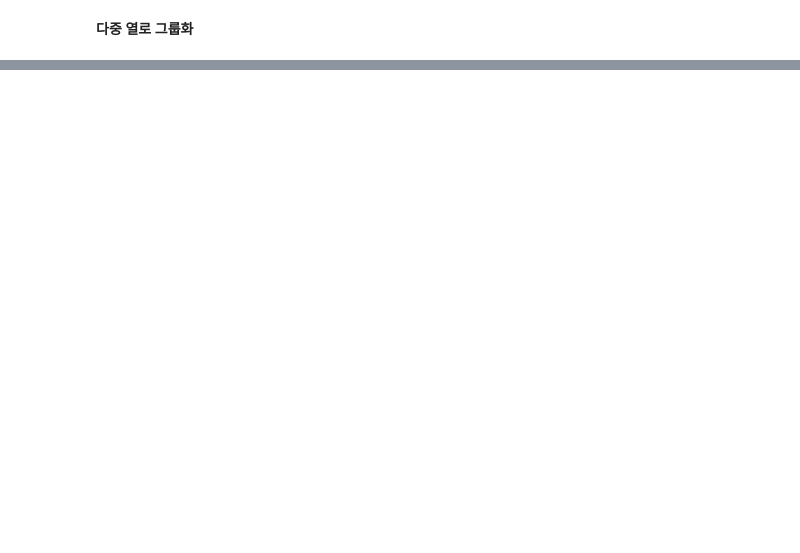
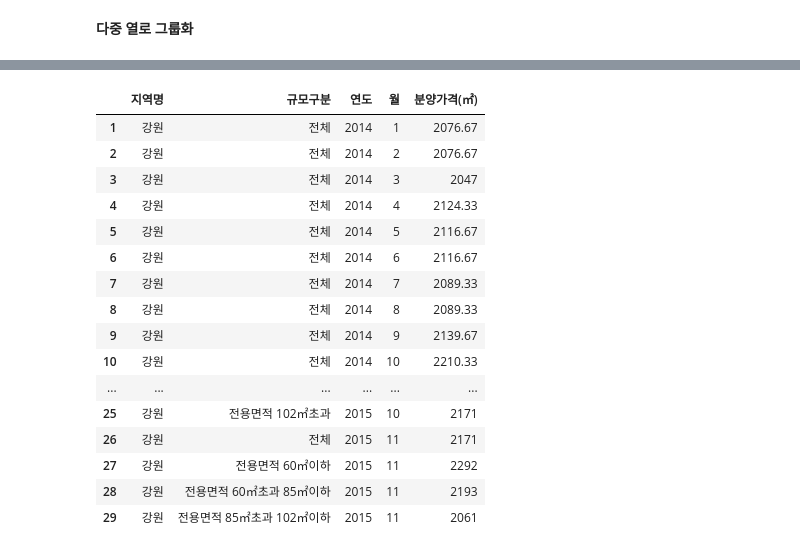
Before and after one commit to Kwangsoo-kim/HW-Big, a Jupyter notebook: src/8_Python/ch12_데이터프레임과 시리즈(Pandas)_8절.ipynb, the cells around one changed output, grey strips where cells are left out. Cells and saved outputs as stored; diff of their text form; code cells hidden in the pictures; blank space fills up the shorter version.

```diff
--- a/src/8_Python/ch12_데이터프레임과 시리즈(Pandas)_8절.ipynb
+++ b/src/8_Python/ch12_데이터프레임과 시리즈(Pandas)_8절.ipynb
@@ -106,0 +908,2 @@ iris_df.groupby([iris_df.Species,iris_df['Sepal.Length']]).mean()
+# %%
+total_df = pd.concat([df_first,df_last_melt_sort])
@@ -106,0 +926,4 @@ iris_df.groupby([iris_df.Species,iris_df['Sepal.Length']]).mean()
+# %%
+total_df_sort =  total_df.sort_values(by=['지역명','연도','월'])
+# %%
+total_df_final=total_df_sort.reset_index(col_level=0)
@@ -106,0 +946,2 @@ iris_df.groupby([iris_df.Species,iris_df['Sepal.Length']]).mean()
+# %%
+total_df_final = total_df_final.drop('index',axis=1)
@@ -106,0 +964,20 @@ iris_df.groupby([iris_df.Species,iris_df['Sepal.Length']]).mean()
+# %%
+total_df_final[1:30]
+# %% [output]
+|  | 지역명 | 규모구분 | 연도 | 월 | 분양가격(㎡) |
+| 1 | 강원 | 전체 | 2014 | 1 | 2076.67 |
+| 2 | 강원 | 전체 | 2014 | 2 | 2076.67 |
+| 3 | 강원 | 전체 | 2014 | 3 | 2047 |
+| 4 | 강원 | 전체 | 2014 | 4 | 2124.33 |
+| 5 | 강원 | 전체 | 2014 | 5 | 2116.67 |
+| 6 | 강원 | 전체 | 2014 | 6 | 2116.67 |
+| 7 | 강원 | 전체 | 2014 | 7 | 2089.33 |
+| 8 | 강원 | 전체 | 2014 | 8 | 2089.33 |
+| 9 | 강원 | 전체 | 2014 | 9 | 2139.67 |
+| 10 | 강원 | 전체 | 2014 | 10 | 2210.33 |
+| ... | ... | ... | ... | ... | ... |
+| 25 | 강원 | 전용면적 102㎡초과 | 2015 | 10 | 2171 |
+| 26 | 강원 | 전체 | 2015 | 11 | 2171 |
+| 27 | 강원 | 전용면적 60㎡이하 | 2015 | 11 | 2292 |
+| 28 | 강원 | 전용면적 60㎡초과 85㎡이하 | 2015 | 11 | 2193 |
+| 29 | 강원 | 전용면적 85㎡초과 102㎡이하 | 2015 | 11 | 2061 |
```
Also changed, not shown: parts of 165 cells of this notebook, 3 other files.
